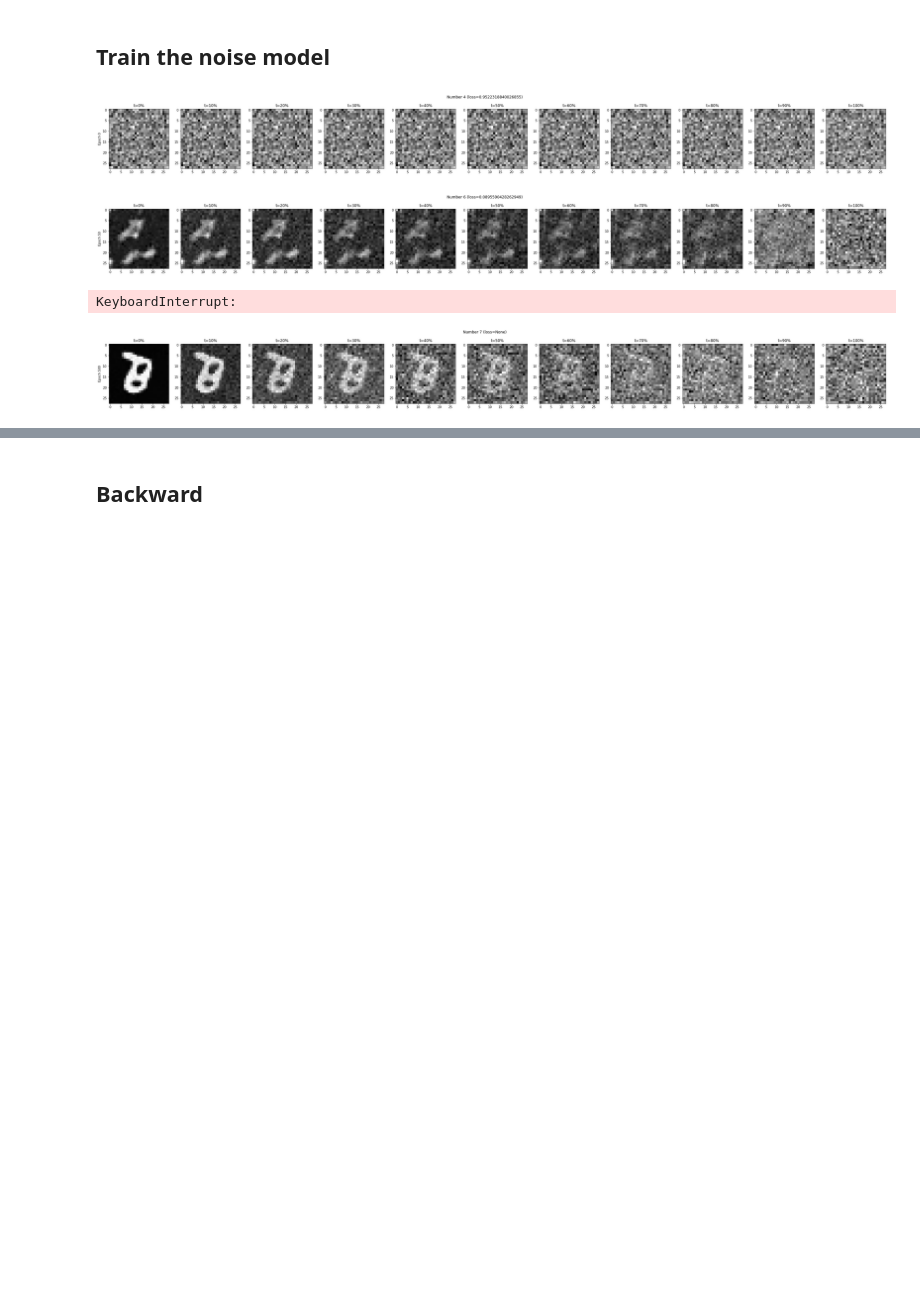
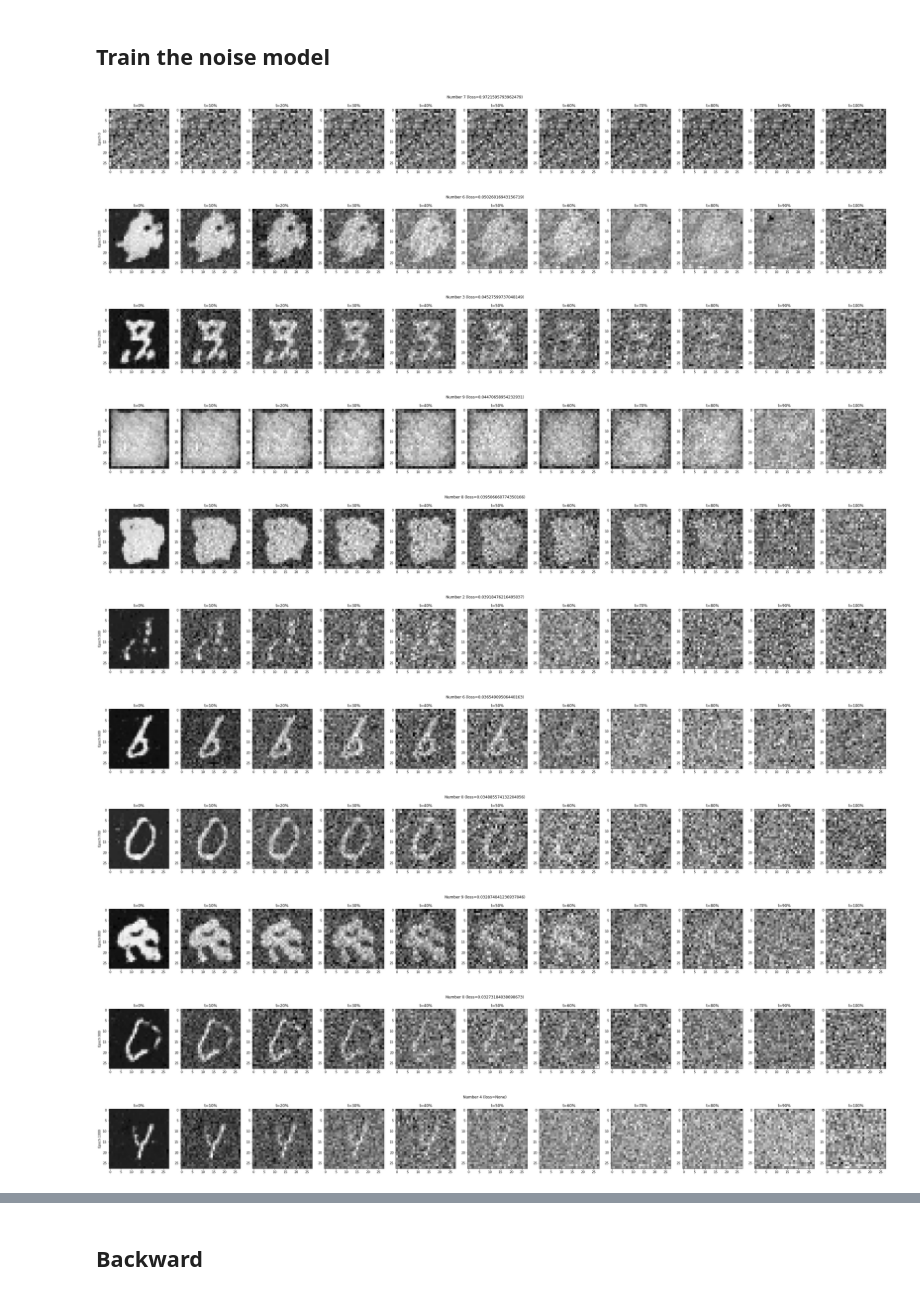
Before and after one commit to lucasmrdt/diffusion-model, a Jupyter notebook: notebooks/model_on_mnist.ipynb, the cells around one changed output, grey strips where cells are left out. Saved outputs shown, nothing was run; the diff lists cells and outputs as text; code cells hidden in the pictures; blank space fills up the shorter version.

Commit message:
mnist v2 (n=1000,T=10,epochs=1000,loss=0.032)

```diff
--- a/notebooks/model_on_mnist.ipynb
+++ b/notebooks/model_on_mnist.ipynb
@@ -86,6 +86,11 @@ def check_embedding(base, embedding_model):
 ## Label embedding
 # %%
 label_embedding = MLPEmbedding(10, flattened_dim)
+
+def one_hot_label(label):
+    label = torch.eye(10)[label].float().to(device)
+    label = rearrange(label, "d -> 1 d")
+    return label
 
 labels_one_hot = F.one_hot(labels, 10).float()
 label_dataloader = DataLoader(labels_one_hot, batch_size=256, shuffle=True)
@@ -147,31 +152,33 @@ for x in xs:
 # %% [markdown]
 ## Train the noise model
 # %%
-BATCH_SIZE = 128
+BATCH_SIZE = 256
 NB_EPOCHS = 1000
 
 def random_label():
-    label_idx = torch.randint(0, 10, (1,)).item()
-    label_vec = torch.eye(10)[label_idx].float().to(device)
-    label_vec = rearrange(label_vec, "d -> 1 d")
-    return label_idx, label_vec
+    i = np.random.randint(0, 10)
+    return i, one_hot_label(i)
 
 def display_evolutions(epoch, losses=None):
     loss = sum(losses) / len(losses) if losses else None
     label_idx, label_vec = random_label()
     xs_t = backward_module.loop_backward(label_vec, n_sample=1, nb_displayed_steps=NB_DISPLAYED)
     x_t = rearrange(xs_t, "t 1 h w -> t h w")
     plot_evolutions(x_t, title=f"Number {label_idx} (loss={loss})", y_title=f"Epoch {epoch}")
 
 X = TensorDataset(dataset, labels_one_hot)
 dataloader = DataLoader(X, batch_size=BATCH_SIZE)
 noise_model.fit(dataloader, nb_epochs=NB_EPOCHS, logger=display_evolutions)
 display_evolutions(NB_EPOCHS)
 # %% [output]
-[figure, old version]
+[figure, new version]
-[figure, old version]
+[figure, new version]
-KeyboardInterrupt:
+[figure, added]
+[figure, added]
+[figure, added]
+[figure, added]
+[figure, added]
+[figure, added]
+[figure, added]
+[figure, added]
+[figure, added]
-# %%
-display_evolutions(NB_EPOCHS)
-# %% [output]
-[figure, removed]
```
Also changed, not shown: parts of 7 cells of this notebook, 3 other files.
